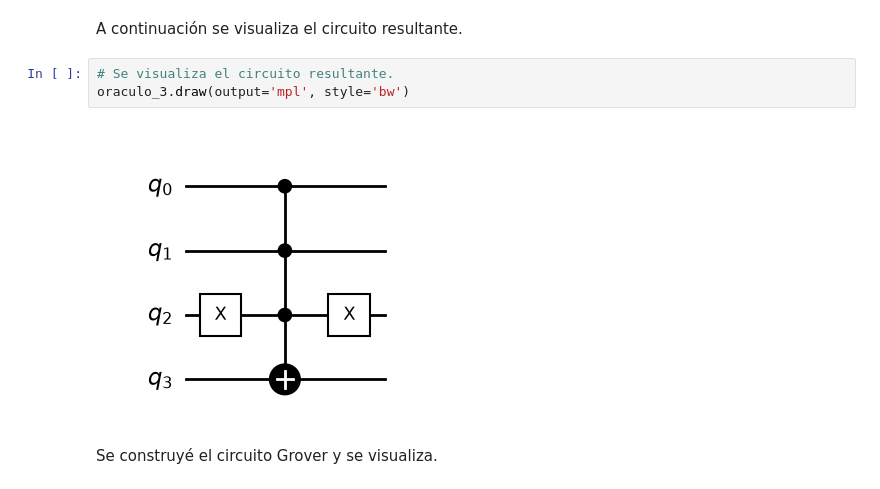
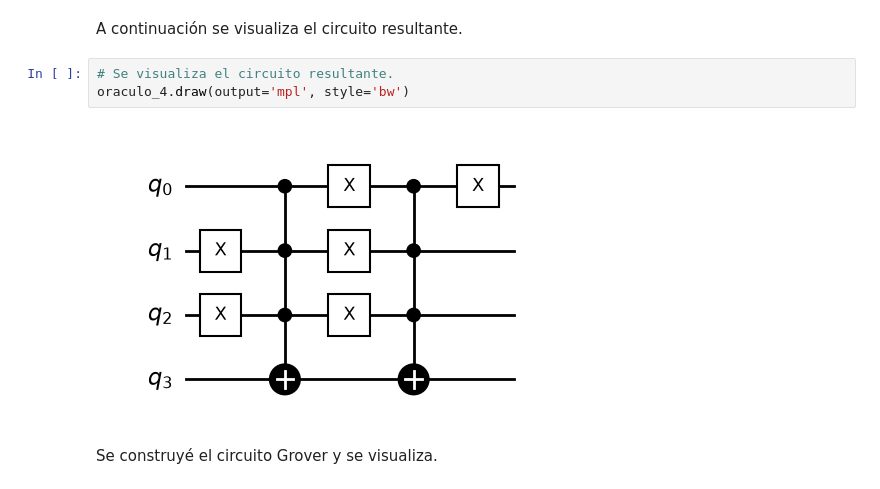
Before and after one commit to iroumec/qomputing-coursework, a Jupyter notebook: practicos/grover.ipynb, the cells around one changed output. Drawn from its saved outputs; the diff is of its cells as text.

```diff
--- a/practicos/grover.ipynb
+++ b/practicos/grover.ipynb
@@ -436,9 +440,9 @@ oraculo_4.x(0)
 A continuación se visualiza el circuito resultante.
 # %%
 # Se visualiza el circuito resultante.
-oraculo_3.draw(output='mpl', style='bw')
+oraculo_4.draw(output='mpl', style='bw')
 # %% [output]
-[figure, old version]
+[figure, new version]
 # %% [markdown]
 Se construyé el circuito Grover y se visualiza.
 # %%
```
Also changed, not shown: parts of 11 cells of this notebook.
